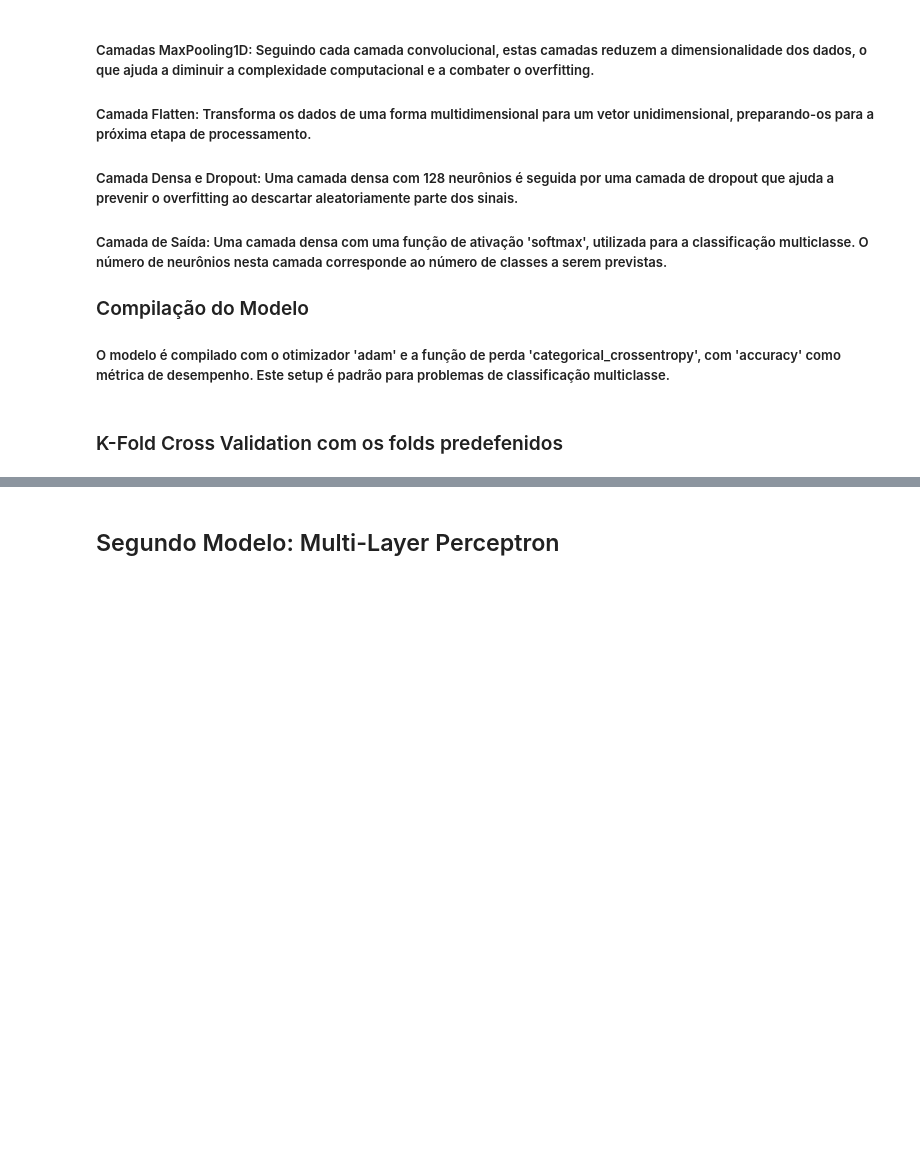
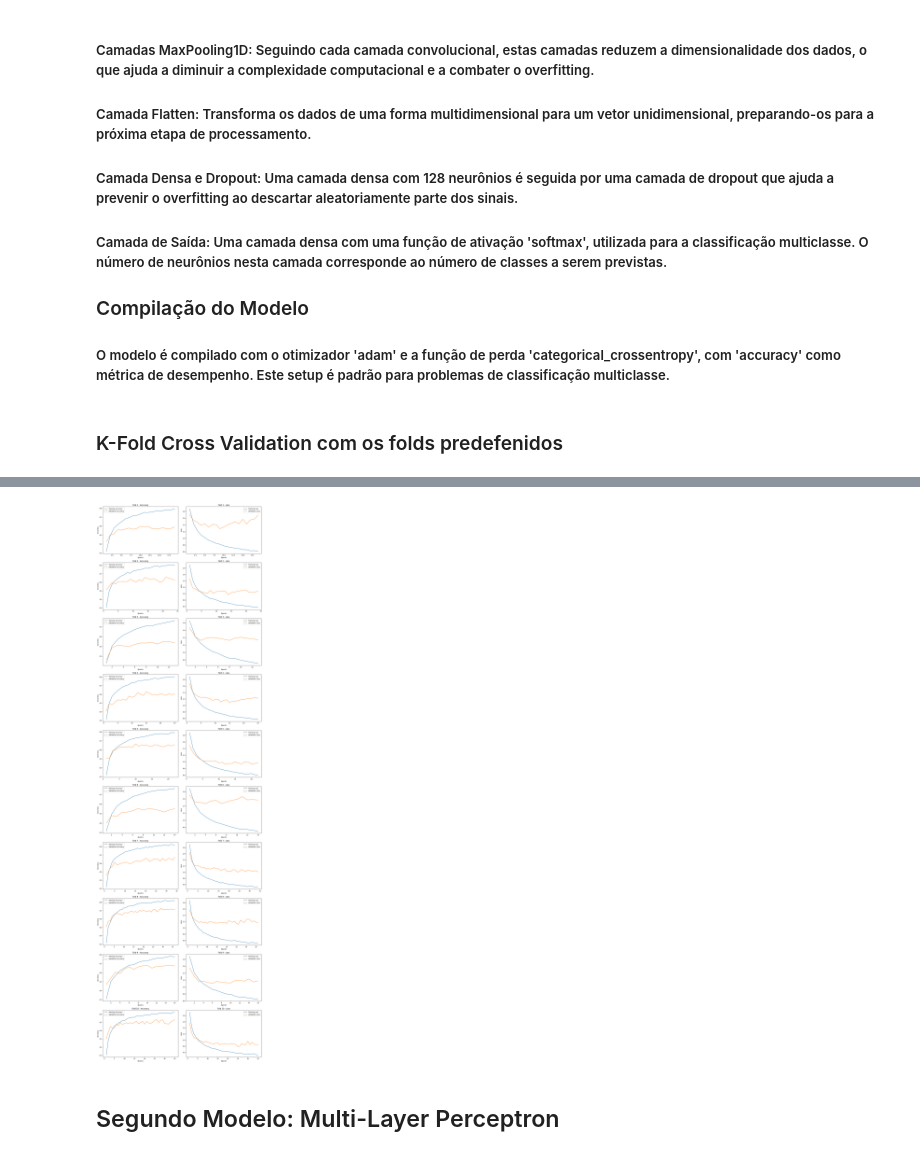
Before and after one commit to guilhermevaz8/deep-learning-classifiers-for-urban-sound-data, a Jupyter notebook: Modified_Project_Notebook .ipynb, the cells around one changed output, grey strips where cells are left out. Cells and saved outputs as stored; diff of their text form; code cells hidden in the pictures; blank space fills up the shorter version.

```diff
--- a/Modified_Project_Notebook .ipynb
+++ b/Modified_Project_Notebook .ipynb
@@ -295,23 +297,30 @@ def kfold(n_folds,label_encoder):
         y_test_categorical = to_categorical(y_test)
 
         model = Sequential()
-        model.add(Conv1D(64, 3, activation='relu', input_shape=(X_train.shape[1], 1)))  # Usando entrada 1D
-        model.add(Dropout(0.5))
+        model.add(Conv1D(32, 3, input_shape=(X_train.shape[1], 1)))
+        model.add(LeakyReLU(alpha=0.1))
         model.add(MaxPooling1D(2))
-        model.add(Dropout(0.5))
-        model.add(Conv1D(128, 3, activation='relu'))
+        model.add(Dropout(0.3))
+        model.add(Conv1D(64, 3))
+        model.add(LeakyReLU(alpha=0.1))
         model.add(MaxPooling1D(2))
+        model.add(Dropout(0.4))
+        model.add(Conv1D(128, 3))
+        model.add(LeakyReLU(alpha=0.1))
         model.add(Flatten())
         model.add(Dropout(0.5))
         model.add(Dense(128, activation='relu'))
         model.add(Dropout(0.5))
         model.add(Dense(10, activation='softmax'))
 
+        optimizer = Adam(learning_rate=0.001)
+        model.compile(optimizer=optimizer, loss='categorical_crossentropy', metrics=['accuracy'])
 
-        model.compile(optimizer='adam', loss='categorical_crossentropy', metrics=['accuracy'])
+        early_stopping = EarlyStopping(monitor='val_loss', patience=10, restore_best_weights=True)
+
+        hist = model.fit(X_train, y_train_categorical, epochs=50, batch_size=32, validation_data=(X_test, y_test_categorical), callbacks=[early_stopping])
 
         # Construir, compilar e treinar o modelo
-        hist=model.fit(X_train, y_train_categorical, epochs=25, batch_size=64,validation_data=(X_test, y_test_categorical))
         all_histories.append(hist.history)
         # Avaliação do modelo
         test_loss, test_accuracy = model.evaluate(X_test, y_test_categorical)
@@ -473,3 +454,42 @@ plt.show()
+# %%
+import matplotlib.pyplot as plt
+
+def plot_all_histories(all_histories):
+    # Define o número de linhas e colunas para a grade de subplots
+    n_rows = 10  # Uma linha para cada fold
+    n_cols = 2   # Duas colunas: uma para acurácia e outra para perda
+
+    # Cria uma figura grande para acomodar todos os subplots
+    plt.figure(figsize=(15, 50))  # Ajuste o tamanho conforme necessário
+
+    for i, history in enumerate(all_histories):
+        epochs = range(1, len(history['accuracy']) + 1)
+
+        # Subplot para acurácia
+        plt.subplot(n_rows, n_cols, 2*i + 1)
+        plt.plot(epochs, history['accuracy'], label='Training Accuracy')
+        plt.plot(epochs, history['val_accuracy'], label='Validation Accuracy')
+        plt.title(f'Fold {i+1} - Accuracy')
+        plt.xlabel('Epochs')
+        plt.ylabel('Accuracy')
+        plt.legend()
+
+        # Subplot para perda
+        plt.subplot(n_rows, n_cols, 2*i + 2)
+        plt.plot(epochs, history['loss'], label='Training Loss')
+        plt.plot(epochs, history['val_loss'], label='Validation Loss')
+        plt.title(f'Fold {i+1} - Loss')
+        plt.xlabel('Epochs')
+        plt.ylabel('Loss')
+        plt.legend()
+
+    plt.tight_layout()
+    plt.show()
+
+# Chamar a função para plotar todos os históricos
+plot_all_histories(all_histories)
+# %% [output]
+[figure, added]
 # %% [markdown]
 ## Segundo Modelo: Multi-Layer Perceptron
 # %%
```
Also changed, not shown: parts of 5 cells of this notebook.
